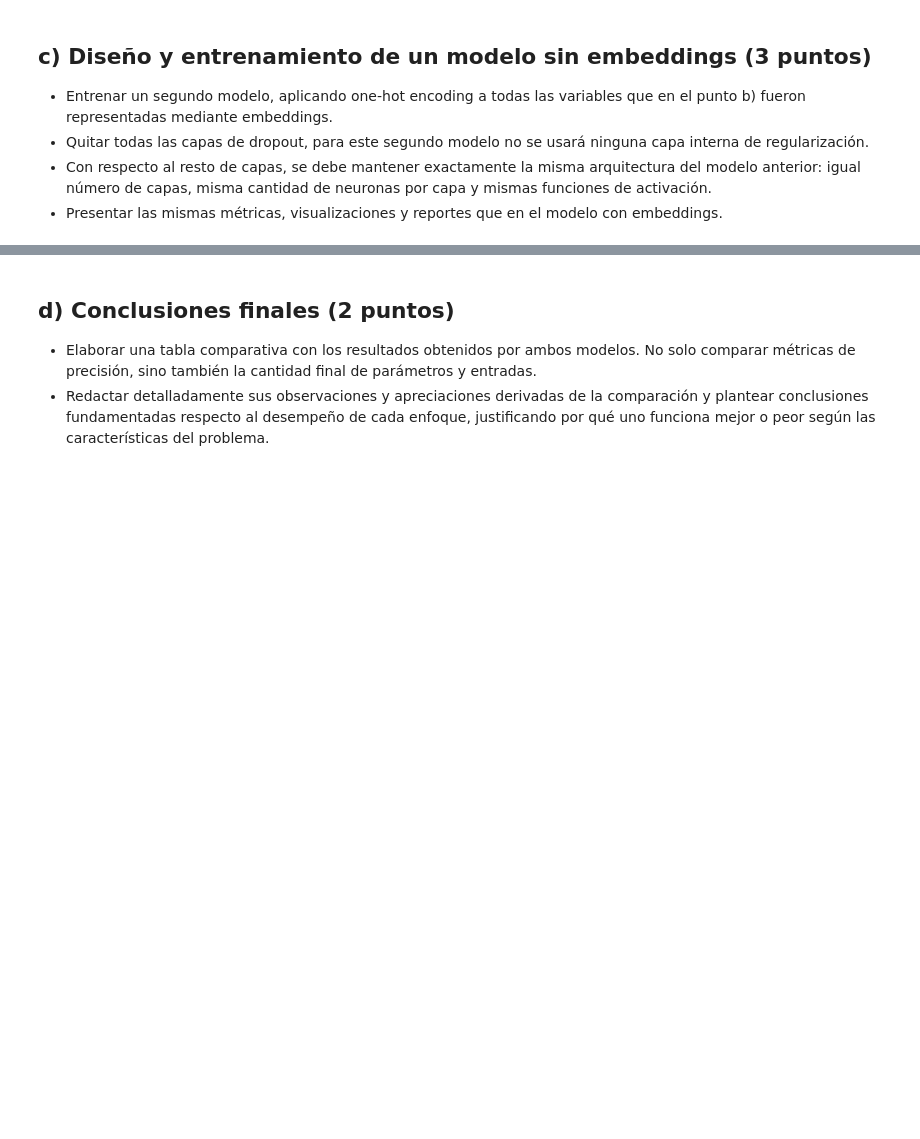
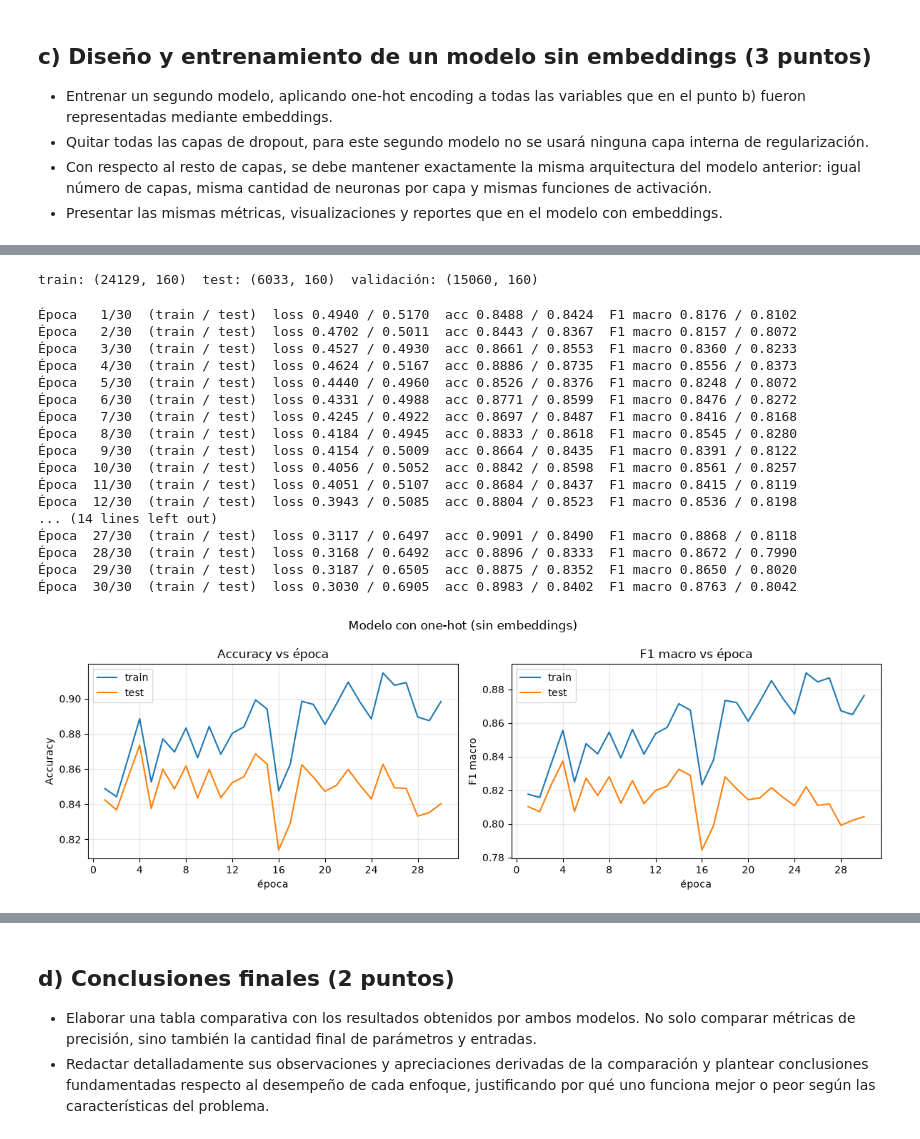
Before and after one commit to masouto94/aprendizaje_profundo, a Jupyter notebook: tps/tp_2/ASTORGA-GONZALEZ-SOUTO-TP2-Co26.ipynb, the cells around one changed output, grey strips where cells are left out. Saved outputs shown, nothing was run; the diff lists cells and outputs as text; code cells hidden in the pictures; blank space fills up the shorter version.

```diff
--- a/tps/tp_2/ASTORGA-GONZALEZ-SOUTO-TP2-Co26.ipynb
+++ b/tps/tp_2/ASTORGA-GONZALEZ-SOUTO-TP2-Co26.ipynb
@@ -541,0 +859,54 @@ print(f"Parámetros de los embeddings: {sum(parameter.numel() for parameter in c
+# %%
+PREPROCESSING_ONEHOT_PATH = "preproc_onehot.joblib"
+
+FEATURE_GROUPS_ONEHOT = {
+    **FEATURE_GROUPS_WITH_EMBEDDINGS,
+    "onehot": FEATURE_GROUPS_WITH_EMBEDDINGS["onehot"] + FEATURE_GROUPS_WITH_EMBEDDINGS["embedding"],
+    "embedding": [],
+}
+
+# --- fit solo con train y guardar ---
+onehot_preprocessor = build_preprocessor(FEATURE_GROUPS_ONEHOT).fit(X_train)
+joblib.dump({"preprocessor": onehot_preprocessor, "target_encoder": target_encoder}, PREPROCESSING_ONEHOT_PATH)
+
+# --- cargar y aplicar a cada set ---
+X_train_onehot, y_train_onehot = transform_features_target(X_train, y_train, path=PREPROCESSING_ONEHOT_PATH)
+X_test_onehot, y_test_onehot = transform_features_target(X_test, y_test, path=PREPROCESSING_ONEHOT_PATH)
+X_val_onehot, y_val_onehot = transform_set(data_test, path=PREPROCESSING_ONEHOT_PATH)
+
+print(f"train: {X_train_onehot.shape}  test: {X_test_onehot.shape}  validación: {X_val_onehot.shape}")
+# %% [output]
+train: (24129, 160)  test: (6033, 160)  validación: (15060, 160)
+# %%
+torch.manual_seed(123)
+
+onehot_model = IncomeNet(
+    n_input_cols=X_train_onehot.shape[1],
+    embedding_cardinalities=[],
+    embedding_dims=[],
+    hidden_units=HIDDEN_UNITS,
+    activation=ACTIVATION,
+    dropout_rate=0.0,
+)
+onehot_model.fit(X_train_onehot, y_train_onehot, X_test_onehot, y_test_onehot, criterion, epochs=EPOCHS)
+
+plot_training_curves(onehot_model.history, "Modelo con one-hot (sin embeddings)")
+# %% [output]
+Época   1/30  (train / test)  loss 0.4940 / 0.5170  acc 0.8488 / 0.8424  F1 macro 0.8176 / 0.8102
+Época   2/30  (train / test)  loss 0.4702 / 0.5011  acc 0.8443 / 0.8367  F1 macro 0.8157 / 0.8072
+Época   3/30  (train / test)  loss 0.4527 / 0.4930  acc 0.8661 / 0.8553  F1 macro 0.8360 / 0.8233
+Época   4/30  (train / test)  loss 0.4624 / 0.5167  acc 0.8886 / 0.8735  F1 macro 0.8556 / 0.8373
+Época   5/30  (train / test)  loss 0.4440 / 0.4960  acc 0.8526 / 0.8376  F1 macro 0.8248 / 0.8072
+Época   6/30  (train / test)  loss 0.4331 / 0.4988  acc 0.8771 / 0.8599  F1 macro 0.8476 / 0.8272
+Época   7/30  (train / test)  loss 0.4245 / 0.4922  acc 0.8697 / 0.8487  F1 macro 0.8416 / 0.8168
+Época   8/30  (train / test)  loss 0.4184 / 0.4945  acc 0.8833 / 0.8618  F1 macro 0.8545 / 0.8280
+Época   9/30  (train / test)  loss 0.4154 / 0.5009  acc 0.8664 / 0.8435  F1 macro 0.8391 / 0.8122
+Época  10/30  (train / test)  loss 0.4056 / 0.5052  acc 0.8842 / 0.8598  F1 macro 0.8561 / 0.8257
+Época  11/30  (train / test)  loss 0.4051 / 0.5107  acc 0.8684 / 0.8437  F1 macro 0.8415 / 0.8119
+Época  12/30  (train / test)  loss 0.3943 / 0.5085  acc 0.8804 / 0.8523  F1 macro 0.8536 / 0.8198
+... (14 lines left out)
+Época  27/30  (train / test)  loss 0.3117 / 0.6497  acc 0.9091 / 0.8490  F1 macro 0.8868 / 0.8118
+Época  28/30  (train / test)  loss 0.3168 / 0.6492  acc 0.8896 / 0.8333  F1 macro 0.8672 / 0.7990
+Época  29/30  (train / test)  loss 0.3187 / 0.6505  acc 0.8875 / 0.8352  F1 macro 0.8650 / 0.8020
+Época  30/30  (train / test)  loss 0.3030 / 0.6905  acc 0.8983 / 0.8402  F1 macro 0.8763 / 0.8042
+[figure, added]
```
Also changed, not shown: parts of 11 cells of this notebook, 2 other files.
